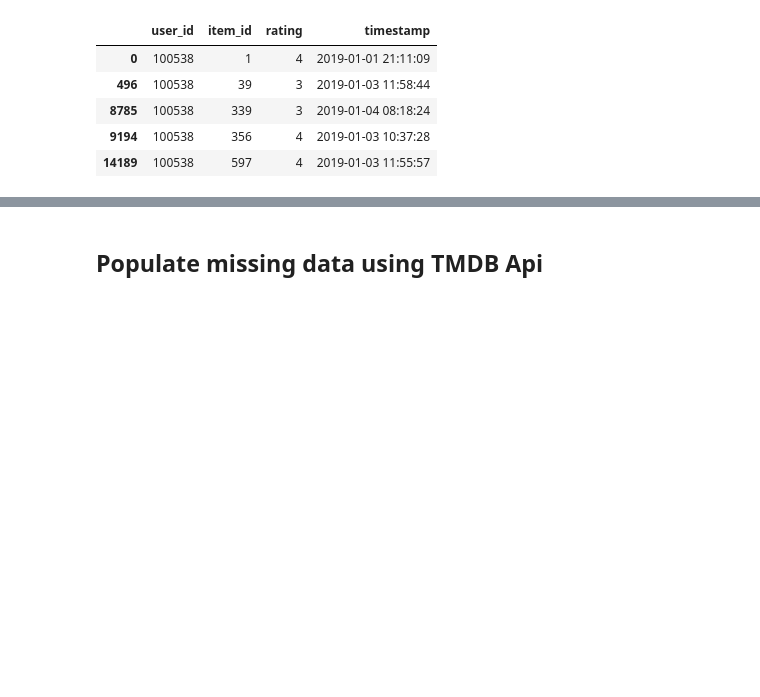
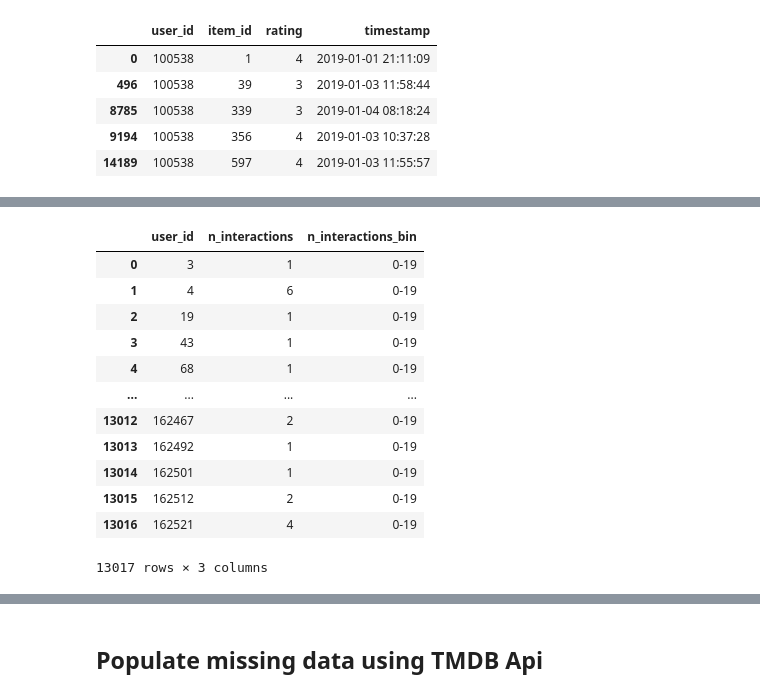
Before and after one commit to adrianmarino/thesis-paper, a Jupyter notebook: notebooks/chat-bot/1_load-items-interractions-to-database.ipynb, the cells around one changed output, grey strips where cells are left out. Saved outputs shown, nothing was run; the diff lists cells and outputs as text; code cells hidden in the pictures; blank space fills up the shorter version.

```diff
--- a/notebooks/chat-bot/1_load-items-interractions-to-database.ipynb
+++ b/notebooks/chat-bot/1_load-items-interractions-to-database.ipynb
@@ -248,0 +281,21 @@ interactions.head()
+# %%
+user_interaction_bins = user_interactions_count.pipe(
+    ut.bins_column,
+    'n_interactions',
+    [20, 30, 40, 50, 60, 70, 80, 90, 100, 200]
+)
+user_interaction_bins
+# %% [output]
+|  | user_id | n_interactions | n_interactions_bin |
+| 0 | 3 | 1 | 0-19 |
+| 1 | 4 | 6 | 0-19 |
+| 2 | 19 | 1 | 0-19 |
+| 3 | 43 | 1 | 0-19 |
+| 4 | 68 | 1 | 0-19 |
+| ... | ... | ... | ... |
+| 13012 | 162467 | 2 | 0-19 |
+| 13013 | 162492 | 1 | 0-19 |
+| 13014 | 162501 | 1 | 0-19 |
+| 13015 | 162512 | 2 | 0-19 |
+| 13016 | 162521 | 4 | 0-19 |
+13017 rows × 3 columns
```
Also changed, not shown: parts of 25 cells of this notebook, 21 other files.
